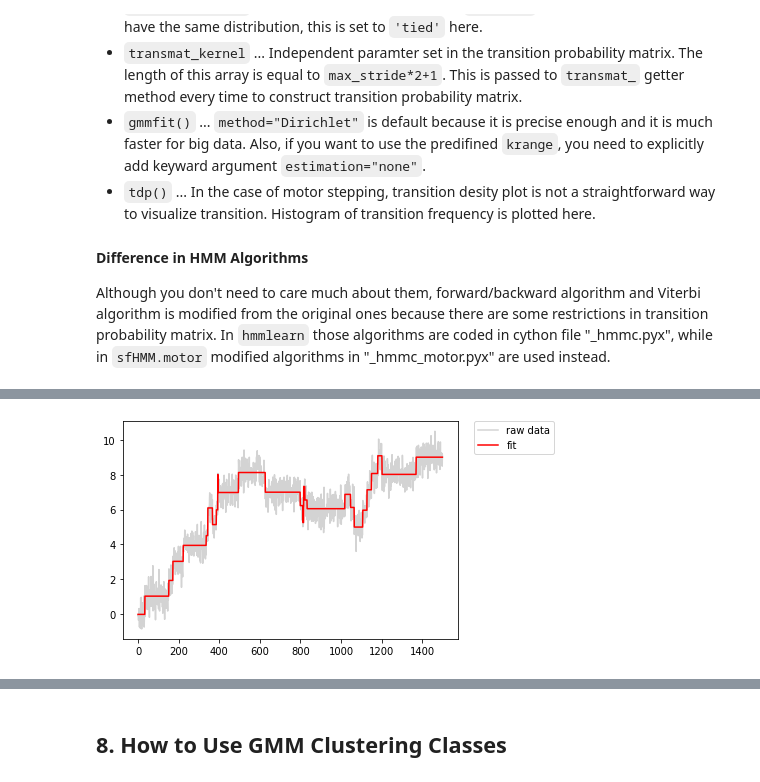
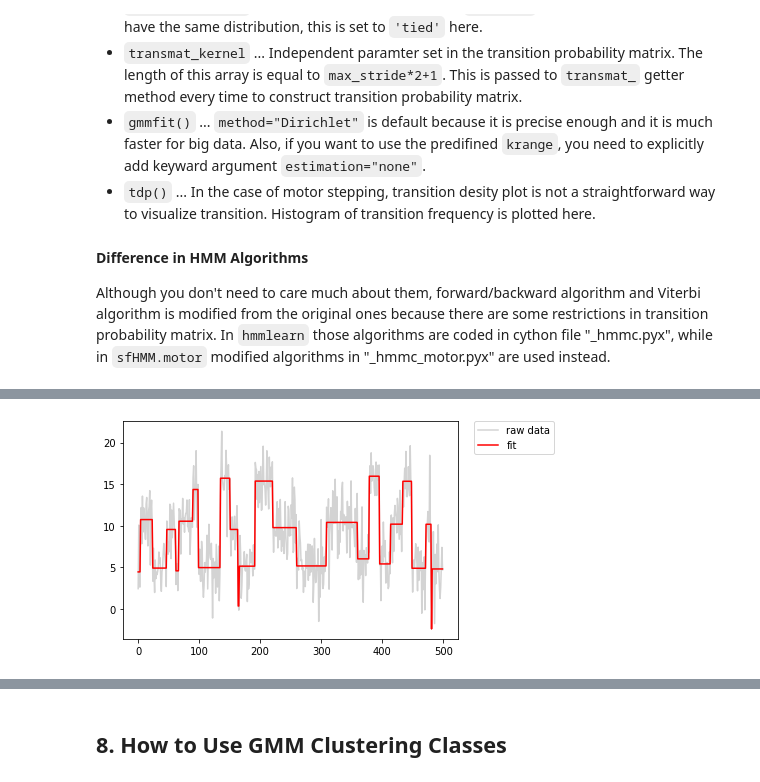
Before and after one commit to hanjinliu/sfHMM, a Jupyter notebook: example.ipynb, the cells around one changed output, grey strips where cells are left out. Cells and saved outputs as stored; diff of their text form; code cells hidden in the pictures.

```diff
--- a/example.ipynb
+++ b/example.ipynb
@@ -251,7 +292,10 @@ In `sfHMM.step` module,
-# %%
-from sfHMM.step import GaussStep
-g = GaussStep(data)
-g.multi_step_finding()
-g.plot()
-# %% [output]
-[figure, removed]
+# %%
+from sfHMM.step import GaussStep
+# simulate a Gaussian trajectory
+data_gauss = hmm_sampling(3, 500, scale=5, rand=1234)
+
+step_g = GaussStep(data_gauss)
+step_g.multi_step_finding() # find steps
+step_g.plot() # plot results
+# %% [output]
+[figure, added]
```
Also changed, not shown: parts of 34 cells of this notebook, 7 other files.
